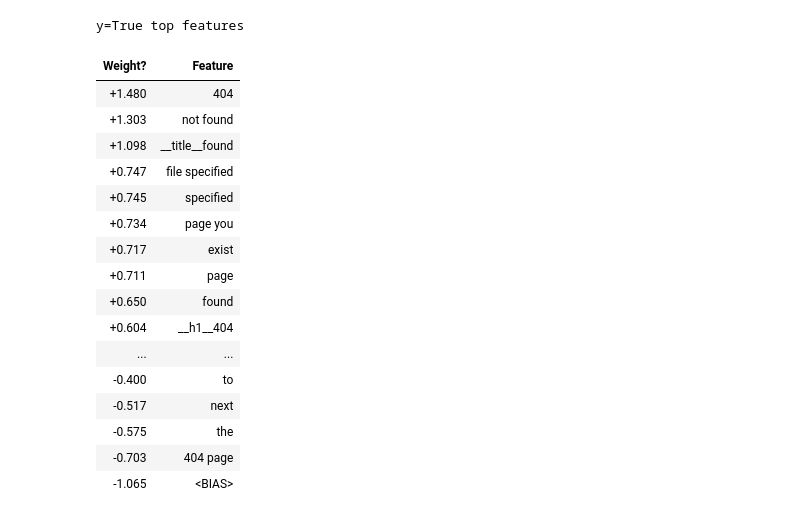
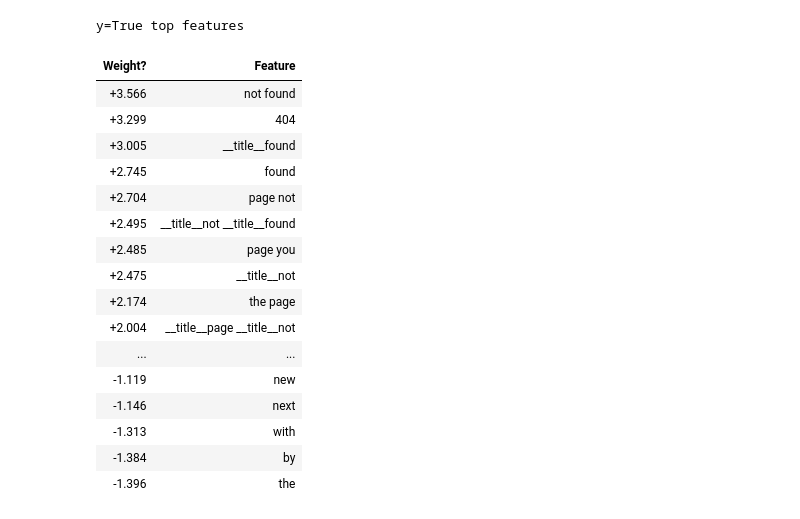
Before and after one commit to TeamHG-Memex/soft404, a Jupyter notebook: notebooks/explain.ipynb, the cells around one changed output. Saved outputs shown, nothing was run; the diff lists cells and outputs as text; code cells hidden in the pictures.

Commit message:
Explain prediction for new pipeline
Still tricky, but much cleaner than before

```diff
--- a/notebooks/explain.ipynb
+++ b/notebooks/explain.ipynb
@@ -8,21 +1,40 @@ clf = Soft404Classifier()
+# %%
+import copy
+import requests
+from eli5 import show_weights, show_prediction
+from soft404 import Soft404Classifier
+
+soft404_clf = Soft404Classifier()
+(_, pre1), (_, pre2), (_, orig_vec), (_, post1), (_, clf) = soft404_clf.pipeline.steps
+
+vec = copy.copy(orig_vec)
+orig_preprocessor = vec.build_preprocessor()
+def preprocessor(doc):
+    return orig_preprocessor(pre2.transform(pre1.transform([doc]))[0])
+vec.preprocessor = preprocessor
+
+orig_transform = vec.transform
+def transform(X):
+    return post1.transform(orig_transform(X))
+vec.transform = transform
 # %%
-show_weights(clf.text_clf, vec=clf.vect, top=(30, 30))
+show_weights(clf, vec=vec, top=(30, 30))
 # %% [output]
 y=True top features
 | Weight? | Feature |
-| +1.480 | 404 |
-| +1.303 | not found |
-| +1.098 | __title__found |
-| +0.747 | file specified |
-| +0.745 | specified |
-| +0.734 | page you |
-| +0.717 | exist |
-| +0.711 | page |
-| +0.650 | found |
-| +0.604 | __h1__404 |
+| +3.566 | not found |
+| +3.299 | 404 |
+| +3.005 | __title__found |
+| +2.745 | found |
+| +2.704 | page not |
+| +2.495 | __title__not __title__found |
+| +2.485 | page you |
+| +2.475 | __title__not |
+| +2.174 | the page |
+| +2.004 | __title__page __title__not |
 | ... | ... |
-| -0.400 | to |
-| -0.517 | next |
-| -0.575 | the |
-| -0.703 | 404 page |
-| -1.065 | <BIAS> |
+| -1.119 | new |
+| -1.146 | next |
+| -1.313 | with |
+| -1.384 | by |
+| -1.396 | the |
```
Also changed, not shown: parts of 5 cells of this notebook.
